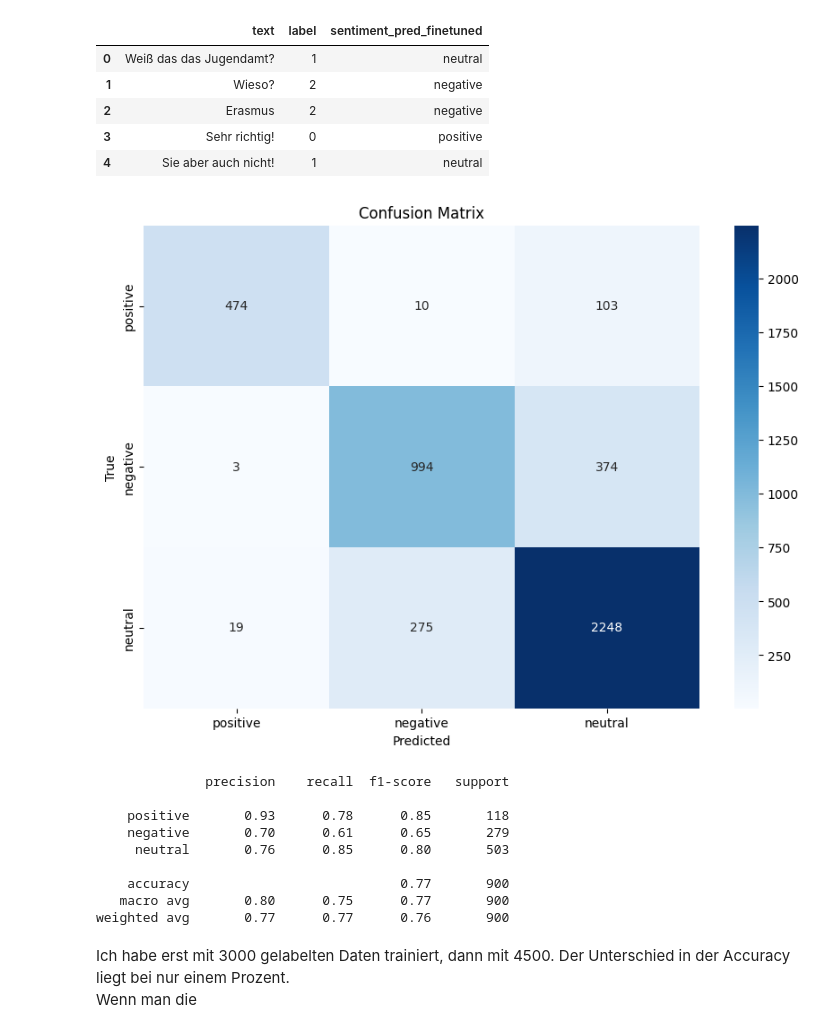
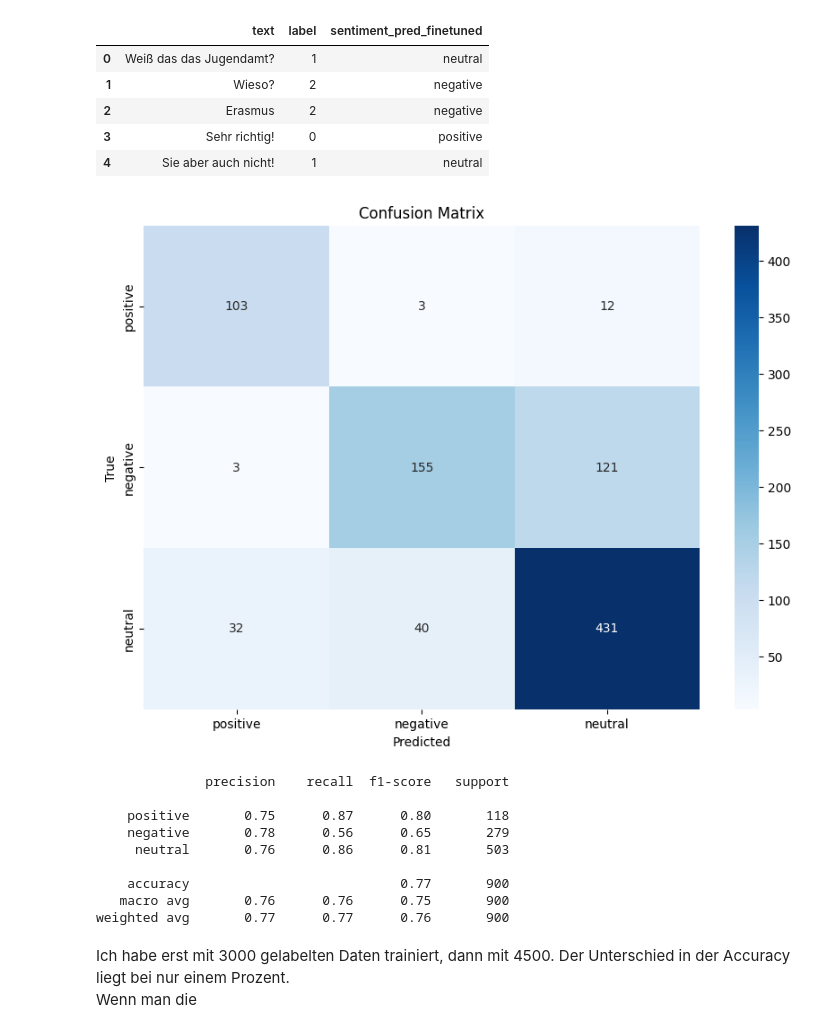
Before and after one commit to stellamoR/bundestag_zwischenrufe, a Jupyter notebook: III_sentiment_analysis/02_sentiment_analysis_bert.ipynb, the cells around one changed output. Drawn from its saved outputs; the diff is of its cells as text; code cells hidden in the pictures.

```diff
--- a/III_sentiment_analysis/02_sentiment_analysis_bert.ipynb
+++ b/III_sentiment_analysis/02_sentiment_analysis_bert.ipynb
@@ -630,7 +648,7 @@ import os
 
 device = 'cuda'
 seed_value = 42
-senti_df = pd.read_csv('../data/comments_labeled_2.csv')[['comment_text', 'sentiment']].rename(columns={'comment_text':'text', 'sentiment':'label'})
+senti_df = pd.read_csv('../_data/interruptions_labeled.csv')[['comment_text', 'sentiment']].rename(columns={'comment_text':'text', 'sentiment':'label'})
 len(senti_df)
 senti_df.head()
 # %% [output]
@@ -953,7 +991,7 @@ import re
 import torch
 
 device = 'cuda'
-finetuned_model_path = "models/guhr_bert_finetuned_early_stop_eval_loss_b16"
+finetuned_model_path = "models/guhr_bert_finetuned_early_stop_eval_loss_b24"
 model_name_guhr = "oliverguhr/german-sentiment-bert"
 
 loaded_model = AutoModelForSequenceClassification.from_pretrained(finetuned_model_path).to(device)
@@ -1072,20 +1110,20 @@ import matplotlib.pyplot as plt
 from sklearn.metrics import confusion_matrix
 import seaborn as sns
 # %%
-conf_matrix_finetuned = confusion_matrix(y_true = senti_df['label'], y_pred = senti_df['pred_finetuned_id'])
-#conf_matrix_finetuned = confusion_matrix(y_true = test_df['label'], y_pred = test_df['pred_finetuned_id'])
+#conf_matrix_finetuned = confusion_matrix(y_true = senti_df['label'], y_pred = senti_df['pred_finetuned_id'])
+conf_matrix_finetuned = confusion_matrix(y_true = test_df['label'], y_pred = test_df['pred_finetuned_id'])
 
 # plot confusion matrix
 plt.figure(figsize=(10,7))
 sns.heatmap(conf_matrix_finetuned, annot=True, fmt='d', cmap='Blues', xticklabels=['positive','negative','neutral'], yticklabels=['positive','negative','neutral'])
 #sns.heatmap(conf_matrix_bert, annot=True, fmt='d', cmap='Blues')
 
 plt.xlabel('Predicted')
 plt.ylabel('True')
 plt.title('Confusion Matrix')
 plt.show()
 # %% [output]
-[figure, old version]
+[figure, new version]
 # %%
 from sklearn.metrics import classification_report
 # %%
@@ -1093,12 +1131,12 @@ print(classification_report(test_df['label'], test_df['pred_finetuned_id'], targ
 # %% [output]
               precision    recall  f1-score   support
 
-    positive       0.93      0.78      0.85       118
-    negative       0.70      0.61      0.65       279
-     neutral       0.76      0.85      0.80       503
+    positive       0.75      0.87      0.80       118
+    negative       0.78      0.56      0.65       279
+     neutral       0.76      0.86      0.81       503
 
     accuracy                           0.77       900
-   macro avg       0.80      0.75      0.77       900
+   macro avg       0.76      0.76      0.75       900
 weighted avg       0.77      0.77      0.76       900
 # %% [markdown]
 Ich habe erst mit 3000 gelabelten Daten trainiert, dann mit 4500. Der Unterschied in der Accuracy liegt bei nur einem Prozent.
```
Also changed, not shown: parts of 17 cells of this notebook, 23 other files.
